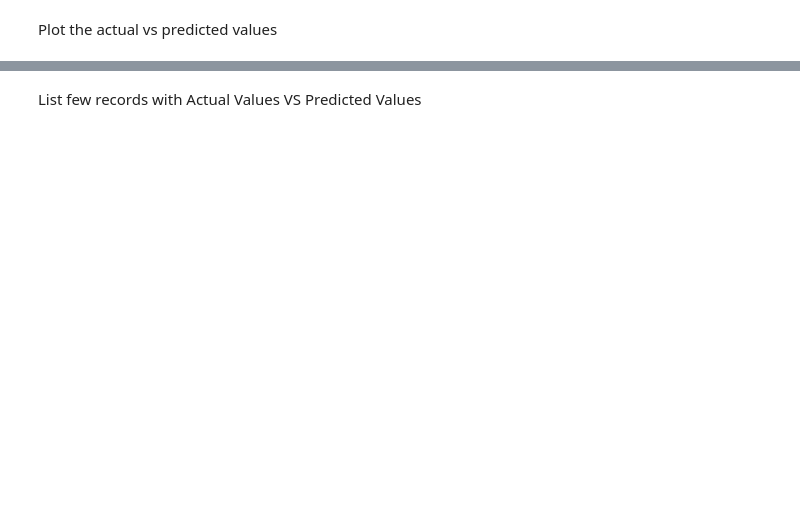
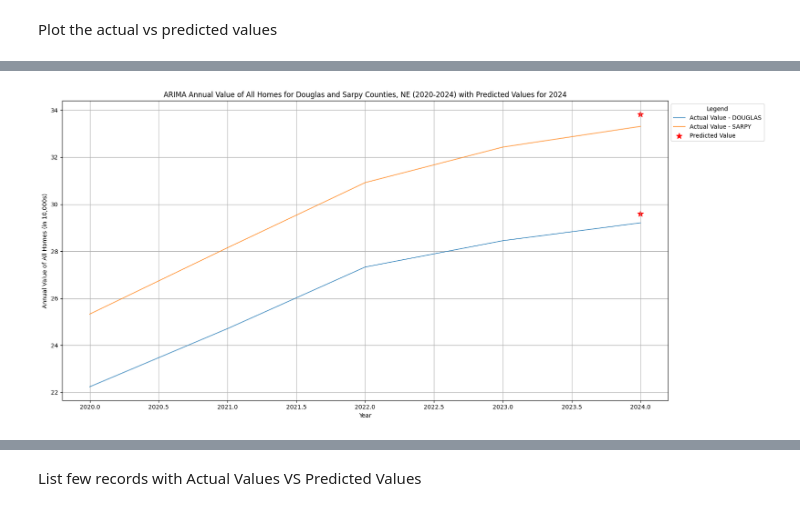
Before and after one commit to KavyaGurram2000/DS_2025_TeamE, a Jupyter notebook: code/TimeSeriesModels_DSCI8950.ipynb, the cells around one changed output, grey strips where cells are left out. Saved outputs shown, nothing was run; the diff lists cells and outputs as text; code cells hidden in the pictures; blank space fills up the shorter version.

```diff
--- a/code/TimeSeriesModels_DSCI8950.ipynb
+++ b/code/TimeSeriesModels_DSCI8950.ipynb
@@ -219,0 +318,68 @@ plt.show()
+# %%
+import matplotlib.pyplot as plt
+from matplotlib.ticker import FuncFormatter, MultipleLocator
+
+# Merge actual values from zhvi_condo_fmt_df and predicted values from arima_predict_results_df
+
+# Add predicted values to the merged dataframe
+arima_predict_results_allhomes_df['Type'] = 'Predicted'
+arima_predict_results_allhomes_df.rename(columns={'Predicted_2024': 'AnnualValue_AllHomes'}, inplace=True)
+arima_predict_results_allhomes_df['Year_Recorded'] = 2024  # Ensure the year is set to 2024
+
+# Concatenate the actual and predicted data
+plot_df = pd.concat([merged_df, arima_predict_results_allhomes_df[['County', 'State', 'Year_Recorded', 'AnnualValue_AllHomes', 'Type']]])
+
+# Filter for specific County and State (Douglas, NE)
+plot_df = plot_df[(plot_df['County'].isin(['DOUGLAS', 'SARPY'])) & (plot_df['State'] == 'NE')]
+
+# Remove duplicates if they exist
+plot_df = plot_df.drop_duplicates(subset=['County', 'State', 'Year_Recorded', 'Type'])
+
+# Sort data based on State, County, and Year_Recorded
+plot_df = plot_df.sort_values(by=['State', 'County', 'Year_Recorded', 'Type'])
+
+# Plot the data
+plt.figure(figsize=(15, 8))
+
+# Plot actual values for 'DOUGLAS' and 'SARPY' counties in 'NE'
+actual_data = plot_df[plot_df['Type'] == 'Actual']
+for county in actual_data['County'].unique():
+    county_data = actual_data[actual_data['County'] == county]
+    plt.plot(county_data['Year_Recorded'], county_data['AnnualValue_AllHomes'], label=f'Actual Value - {county}', alpha=0.7)
+
+# Highlight predicted values with a different marker
+predicted_data = plot_df[plot_df['Type'] == 'Predicted']
+if not predicted_data.empty:
+    plt.scatter(predicted_data['Year_Recorded'], predicted_data['AnnualValue_AllHomes'], color='red', label='Predicted Value', marker='*', s=100)
+
+# Add labels and legend
+plt.title('ARIMA Annual Value of All Homes for Douglas and Sarpy Counties, NE (2020-2024) with Predicted Values for 2024')
+plt.xlabel('Year')
+plt.ylabel('Annual Value of All Homes (in 10,000s)')
+
+# Add custom y-axis formatter
+formatter_y = FuncFormatter(lambda x, _: f'{int(x / 10000)}')  # Custom format to show units of 10,000 for y-axis
+plt.gca().yaxis.set_major_formatter(formatter_y)
+
+
+# Set grid and adjust the layout
+plt.grid(True)
+
+# Add annotation on y-axis to explain the formatting (22 means 22 * 10,000)
+##plt.text(2020, 22, '22 means 22 * 10,000', fontsize=12, color='black', ha='center', va='center',
+ ##        rotation=90, bbox=dict(facecolor='white', edgecolor='black', boxstyle='round,pad=0.5'))
+
+# Add annotations to explain y-axis formatting
+##plt.text(2020, 220, 'Values are in units of 10,000\n(i.e., 22 means 22 * 10,000)',
+##         fontsize=12, color='black', ha='center', va='center', bbox=dict(facecolor='white', edgecolor='black', boxstyle='round,pad=0.5'))
+
+# Adjust layout for better display
+plt.tight_layout()
+
+# Add the legend
+plt.legend(loc='upper left', bbox_to_anchor=(1, 1), title='Legend')
+
+# Show the plot
+plt.show()
+# %% [output]
+[figure, added]
```
Also changed, not shown: parts of 26 cells of this notebook, 2 other files.
